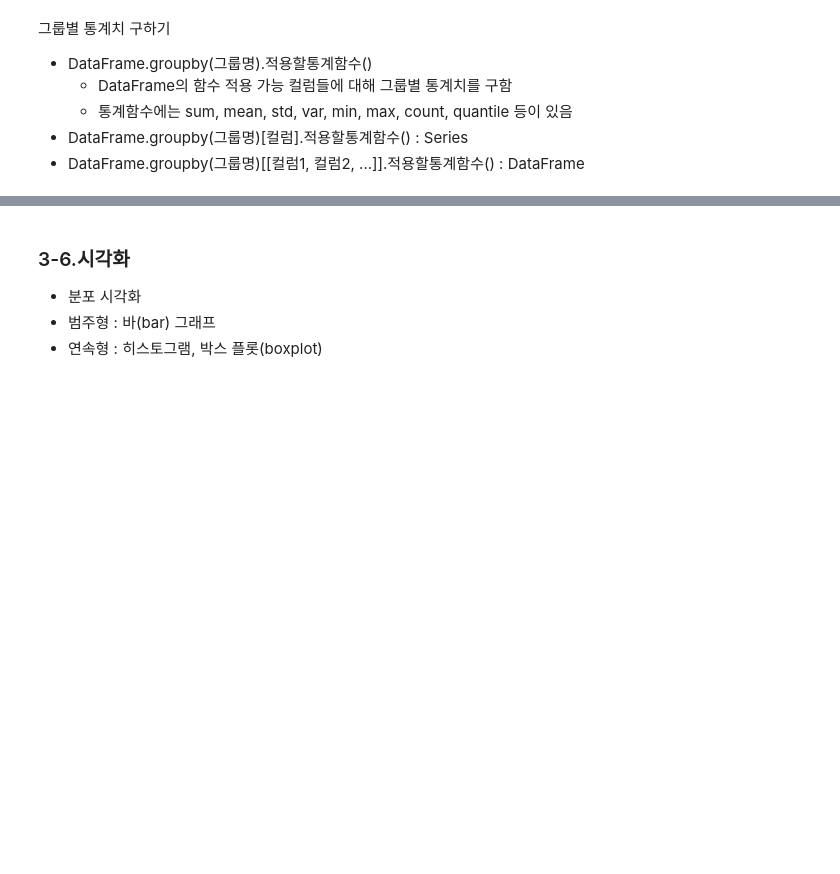
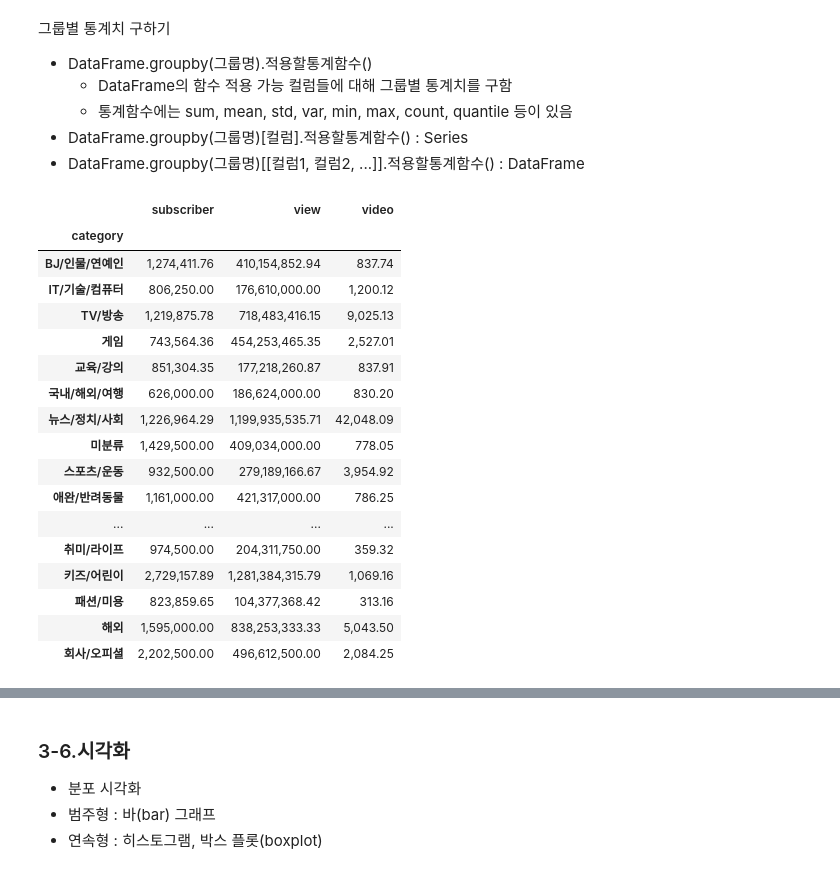
Before and after one commit to localtic/bigdata, a Jupyter notebook: [pandas_01]_youtube_LAB.ipynb, the cells around one changed output, grey strips where cells are left out. Cells and saved outputs as stored; diff of their text form; code cells hidden in the pictures; blank space fills up the shorter version.

```diff
--- a/[pandas_01]_youtube_LAB.ipynb
+++ b/[pandas_01]_youtube_LAB.ipynb
@@ -917,5 +1007,25 @@ pd.options.display.float_format = '{:,.2f}'.format
 - DataFrame.groupby(그룹명)[[컬럼1, 컬럼2, ...]].적용할통계함수() : DataFrame
 # %%
 # [1-53] category 별 평균을 구할 수 있는 모든 컬럼에 대한 평균을 구합니다.
+df.groupby('category').mean()
+# %% [output]
+|  | subscriber | view | video |
+| category |  |  |  |
+| BJ/인물/연예인 | 1,274,411.76 | 410,154,852.94 | 837.74 |
+| IT/기술/컴퓨터 | 806,250.00 | 176,610,000.00 | 1,200.12 |
+| TV/방송 | 1,219,875.78 | 718,483,416.15 | 9,025.13 |
+| 게임 | 743,564.36 | 454,253,465.35 | 2,527.01 |
+| 교육/강의 | 851,304.35 | 177,218,260.87 | 837.91 |
+| 국내/해외/여행 | 626,000.00 | 186,624,000.00 | 830.20 |
+| 뉴스/정치/사회 | 1,226,964.29 | 1,199,935,535.71 | 42,048.09 |
+| 미분류 | 1,429,500.00 | 409,034,000.00 | 778.05 |
+| 스포츠/운동 | 932,500.00 | 279,189,166.67 | 3,954.92 |
+| 애완/반려동물 | 1,161,000.00 | 421,317,000.00 | 786.25 |
+| ... | ... | ... | ... |
+| 취미/라이프 | 974,500.00 | 204,311,750.00 | 359.32 |
+| 키즈/어린이 | 2,729,157.89 | 1,281,384,315.79 | 1,069.16 |
+| 패션/미용 | 823,859.65 | 104,377,368.42 | 313.16 |
+| 해외 | 1,595,000.00 | 838,253,333.33 | 5,043.50 |
+| 회사/오피셜 | 2,202,500.00 | 496,612,500.00 | 2,084.25 |
 # %%
 # [1-54] category 별 view에 대한 평균을 구합니다.
```
Also changed, not shown: parts of 21 cells of this notebook.
